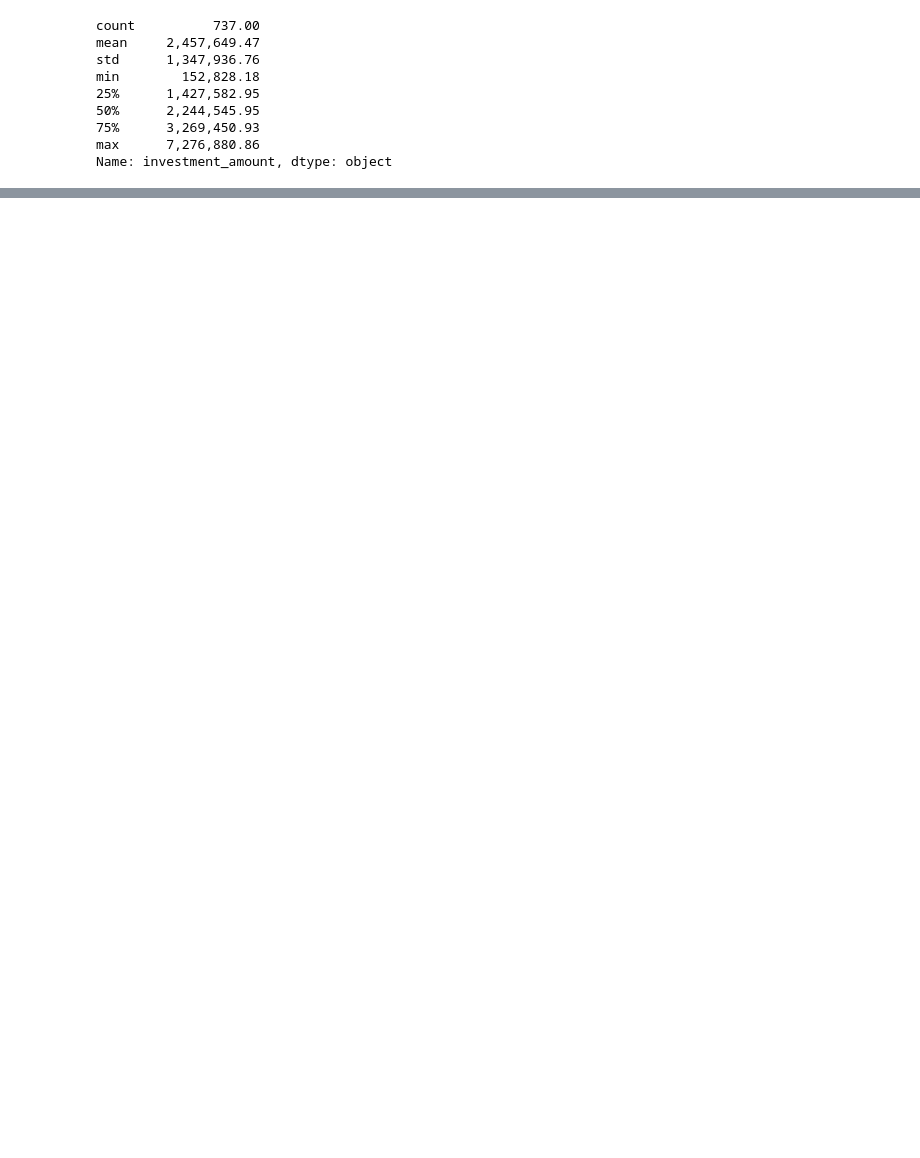
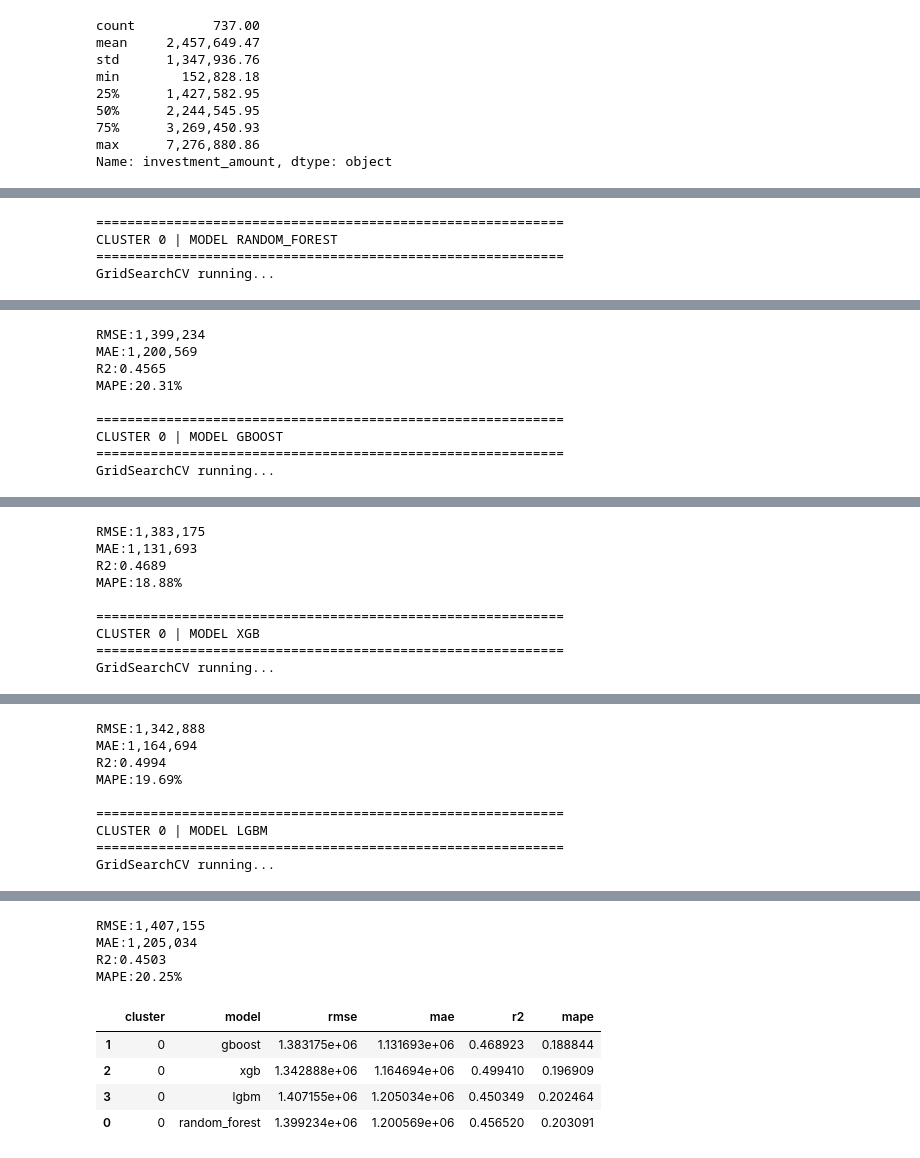
Before and after one commit to Ejtolf/startup_applications_investment_notebooks, a Jupyter notebook: notebooks/03_startup_sponsoring.ipynb, the cells around one changed output, grey strips where cells are left out. Saved outputs shown, nothing was run; the diff lists cells and outputs as text; code cells hidden in the pictures; blank space fills up the shorter version.

```diff
--- a/notebooks/03_startup_sponsoring.ipynb
+++ b/notebooks/03_startup_sponsoring.ipynb
@@ -1054,0 +1069,7 @@ Pipeline(steps=[('preprocessor',
+# %%
+cluster_0_models = fit_to_cluster(0)
+# %% [output]
+============================================================
+CLUSTER 0 | MODEL RANDOM_FOREST
+============================================================
+GridSearchCV running...
@@ -1054,0 +1078,9 @@ Pipeline(steps=[('preprocessor',
+RMSE:1,399,234
+MAE:1,200,569
+R2:0.4565
+MAPE:20.31%
+
+============================================================
+CLUSTER 0 | MODEL GBOOST
+============================================================
+GridSearchCV running...
@@ -1054,0 +1089,9 @@ Pipeline(steps=[('preprocessor',
+RMSE:1,383,175
+MAE:1,131,693
+R2:0.4689
+MAPE:18.88%
+
+============================================================
+CLUSTER 0 | MODEL XGB
+============================================================
+GridSearchCV running...
@@ -1054,0 +1100,9 @@ Pipeline(steps=[('preprocessor',
+RMSE:1,342,888
+MAE:1,164,694
+R2:0.4994
+MAPE:19.69%
+
+============================================================
+CLUSTER 0 | MODEL LGBM
+============================================================
+GridSearchCV running...
@@ -1054,0 +1111,9 @@ Pipeline(steps=[('preprocessor',
+RMSE:1,407,155
+MAE:1,205,034
+R2:0.4503
+MAPE:20.25%
+|  | cluster | model | rmse | mae | r2 | mape |
+| 1 | 0 | gboost | 1.383175e+06 | 1.131693e+06 | 0.468923 | 0.188844 |
+| 2 | 0 | xgb | 1.342888e+06 | 1.164694e+06 | 0.499410 | 0.196909 |
+| 3 | 0 | lgbm | 1.407155e+06 | 1.205034e+06 | 0.450349 | 0.202464 |
+| 0 | 0 | random_forest | 1.399234e+06 | 1.200569e+06 | 0.456520 | 0.203091 |
```
Also changed, not shown: parts of 14 cells of this notebook.
